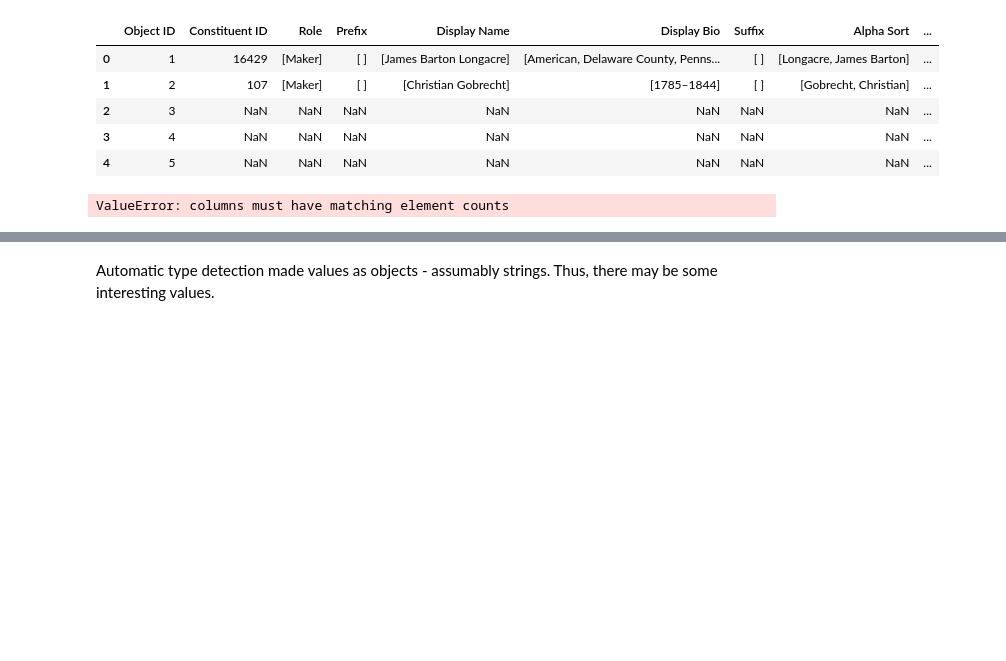
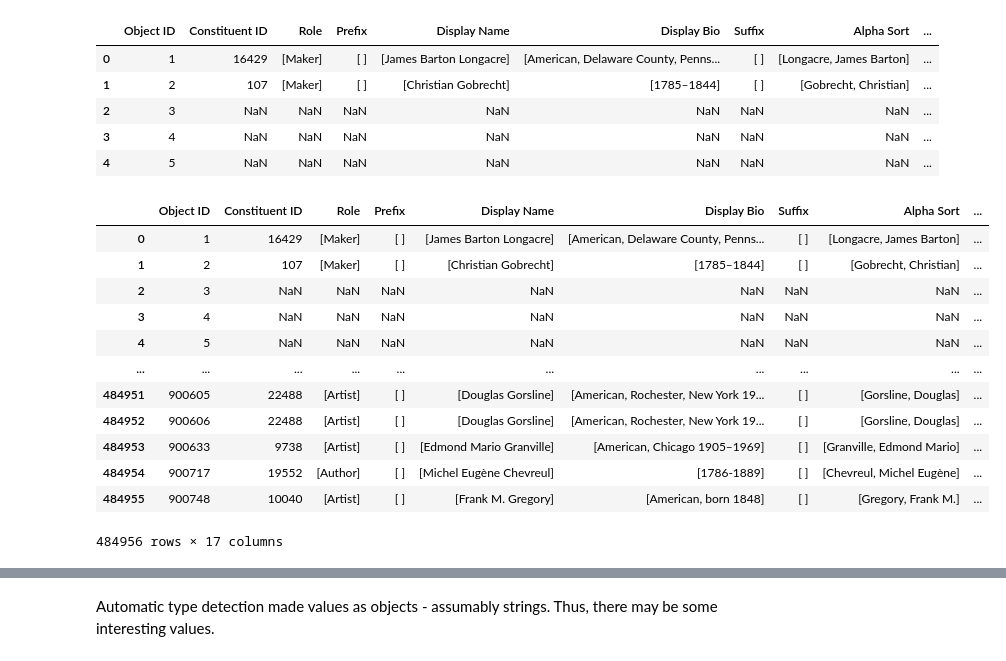
Before and after one commit to nickobard/Data-Preprocessing-Course, a Jupyter notebook: 01/01_homework.ipynb, the cells around one changed output, grey strips where cells are left out. Saved outputs shown, nothing was run; the diff lists cells and outputs as text; code cells hidden in the pictures; blank space fills up the shorter version.

```diff
--- a/01/01_homework.ipynb
+++ b/01/01_homework.ipynb
@@ -622,12 +624,16 @@ for column in artist_columns:
     artists_df_column_name = column.replace('Artist ', '').strip()
     df_artists[artists_df_column_name] = df[column].str.split('|')
 
-df_artists['Constituent Order'] = df_artists['Display Name'].apply(
-    lambda x: list(range(len(x))) if isinstance(x, list) else np.NaN)
+df_artists['Constituents Number'] = df_artists['Display Name'].apply(
+    lambda x: len(x) if isinstance(x, list) else np.nan
+).astype(pd.Int64Dtype())
+
+df_artists['Constituent Order'] = df_artists['Constituents Number'].apply(
+    lambda x: np.nan if pd.isna(x) else list(range(int(x))))
 
 df_artists['Artist ID'] = df_artists.apply(
     lambda row: [row['Constituent ID']] if isinstance(row['Constituent Order'], list) and len(
-        row['Constituent Order']) == 1 else np.NaN, axis=1)
+        row['Constituent Order']) == 1 else np.nan, axis=1)
 
 df_artists.head(5)
 # %% [output]
@@ -638,9 +644,34 @@ df_artists.head(5)
 | 3 | 4 | NaN | NaN | NaN | NaN | NaN | NaN | NaN | ... |
 | 4 | 5 | NaN | NaN | NaN | NaN | NaN | NaN | NaN | ... |
 # %%
-columns_to_explode = [column_name.replace('Artist ', '').strip() for column_name in artist_columns] + ['Artist ID', 'Constituent Order']
+columns_to_explode = [column_name.replace('Artist ', '').strip() for column_name in artist_columns] + ['Artist ID',
+                                                                                                       'Constituent Order']
 columns_to_explode.remove('Constituent ID')
-
-df_artists.explode(column = columns_to_explode)
-# %% [output]
-ValueError: columns must have matching element counts
+# %%
+def nans_to_list(row: pd.DataFrame) -> pd.DataFrame:
+    constituents_number = row['Constituents Number']
+    if pd.isna(constituents_number):
+        return row
+    for column in columns_to_explode:
+        if isinstance(row[column], list) or not pd.isna(row[column]):
+            continue
+        row[column] = [np.nan] * constituents_number
+    return row
+
+df_artists = df_artists.apply(nans_to_list, axis=1)
+# %%
+df_artists
+# %% [output]
+|  | Object ID | Constituent ID | Role | Prefix | Display Name | Display Bio | Suffix | Alpha Sort | ... |
+| 0 | 1 | 16429 | [Maker] | [ ] | [James Barton Longacre] | [American, Delaware County, Penns... | [ ] | [Longacre, James Barton] | ... |
+| 1 | 2 | 107 | [Maker] | [ ] | [Christian Gobrecht] | [1785–1844] | [ ] | [Gobrecht, Christian] | ... |
+| 2 | 3 | NaN | NaN | NaN | NaN | NaN | NaN | NaN | ... |
+| 3 | 4 | NaN | NaN | NaN | NaN | NaN | NaN | NaN | ... |
+| 4 | 5 | NaN | NaN | NaN | NaN | NaN | NaN | NaN | ... |
+| ... | ... | ... | ... | ... | ... | ... | ... | ... | ... |
+| 484951 | 900605 | 22488 | [Artist] | [ ] | [Douglas Gorsline] | [American, Rochester, New York 19... | [ ] | [Gorsline, Douglas] | ... |
+| 484952 | 900606 | 22488 | [Artist] | [ ] | [Douglas Gorsline] | [American, Rochester, New York 19... | [ ] | [Gorsline, Douglas] | ... |
+| 484953 | 900633 | 9738 | [Artist] | [ ] | [Edmond Mario Granville] | [American, Chicago 1905–1969] | [ ] | [Granville, Edmond Mario] | ... |
+| 484954 | 900717 | 19552 | [Author] | [ ] | [Michel Eugène Chevreul] | [1786-1889] | [ ] | [Chevreul, Michel Eugène] | ... |
+| 484955 | 900748 | 10040 | [Artist] | [ ] | [Frank M. Gregory] | [American, born 1848] | [ ] | [Gregory, Frank M.] | ... |
+484956 rows × 17 columns
```
Also changed, not shown: parts of 7 cells of this notebook, 3 other files.
